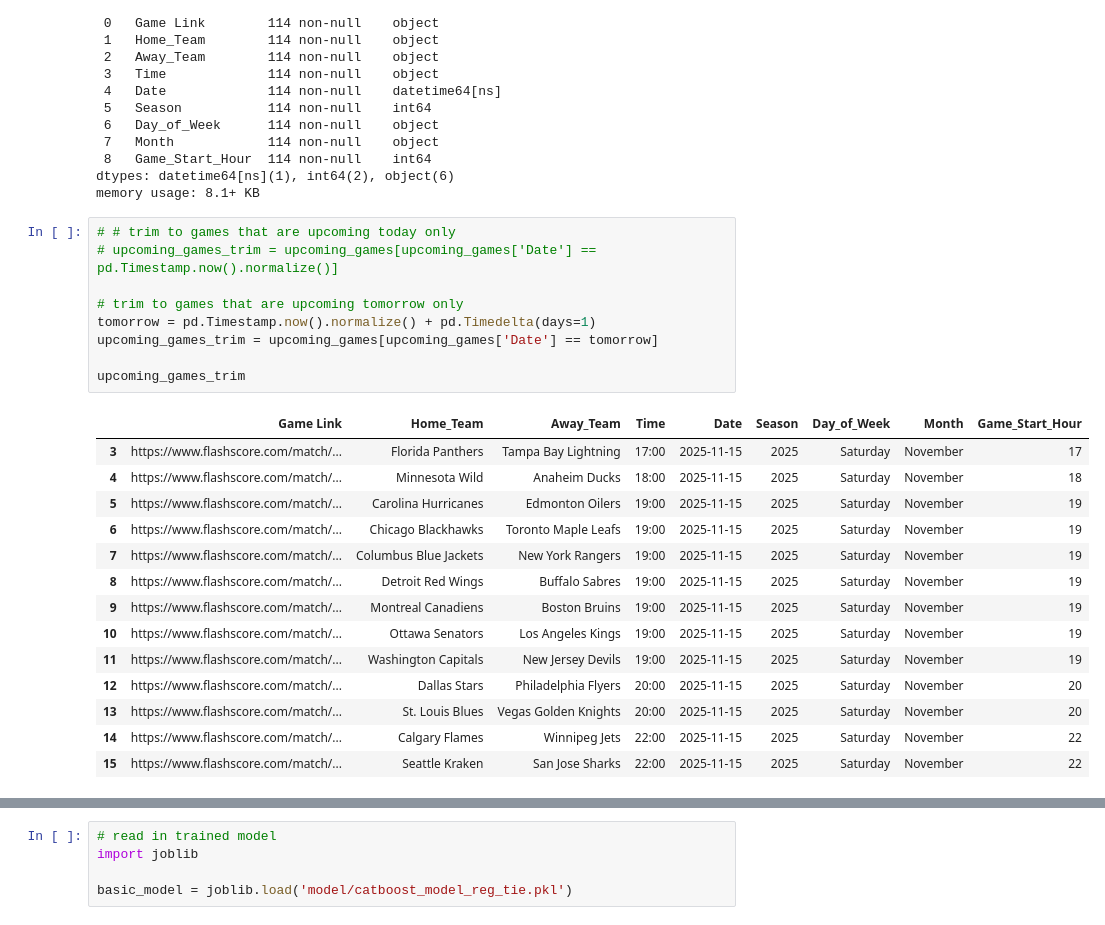
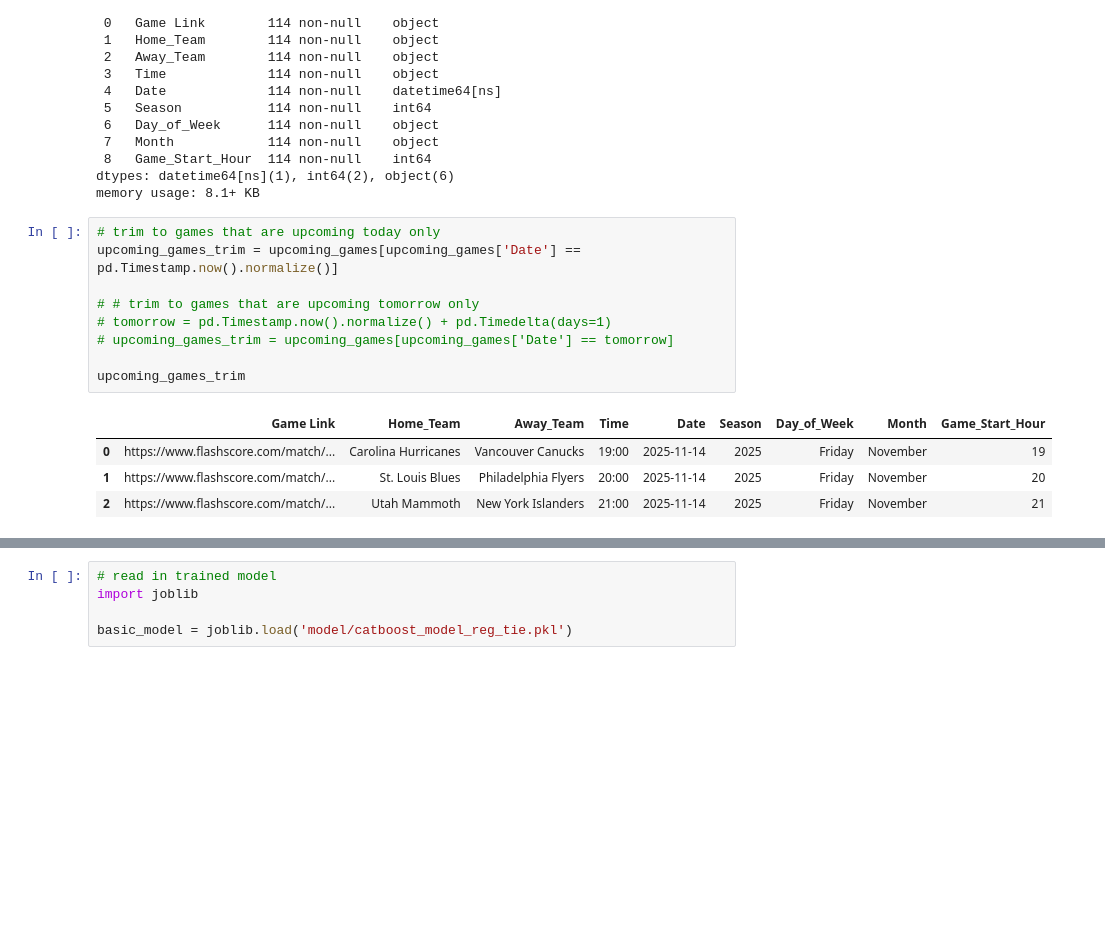
Before and after one commit to emmettd247/SportOnIce, a Jupyter notebook: next_games_predict.ipynb, the cells around one changed output, grey strips where cells are left out. Drawn from its saved outputs; the diff is of its cells as text; blank space fills up the shorter version.

```diff
--- a/next_games_predict.ipynb
+++ b/next_games_predict.ipynb
@@ -25,29 +25,19 @@ Data columns (total 9 columns):
 dtypes: datetime64[ns](1), int64(2), object(6)
 memory usage: 8.1+ KB
 # %%
-# # trim to games that are upcoming today only
-# upcoming_games_trim = upcoming_games[upcoming_games['Date'] == pd.Timestamp.now().normalize()]
+# trim to games that are upcoming today only
+upcoming_games_trim = upcoming_games[upcoming_games['Date'] == pd.Timestamp.now().normalize()]
 
-# trim to games that are upcoming tomorrow only
-tomorrow = pd.Timestamp.now().normalize() + pd.Timedelta(days=1)
-upcoming_games_trim = upcoming_games[upcoming_games['Date'] == tomorrow]
+# # trim to games that are upcoming tomorrow only
+# tomorrow = pd.Timestamp.now().normalize() + pd.Timedelta(days=1)
+# upcoming_games_trim = upcoming_games[upcoming_games['Date'] == tomorrow]
 
 upcoming_games_trim
 # %% [output]
 |  | Game Link | Home_Team | Away_Team | Time | Date | Season | Day_of_Week | Month | Game_Start_Hour |
-| 3 | https://www.flashscore.com/match/... | Florida Panthers | Tampa Bay Lightning | 17:00 | 2025-11-15 | 2025 | Saturday | November | 17 |
-| 4 | https://www.flashscore.com/match/... | Minnesota Wild | Anaheim Ducks | 18:00 | 2025-11-15 | 2025 | Saturday | November | 18 |
-| 5 | https://www.flashscore.com/match/... | Carolina Hurricanes | Edmonton Oilers | 19:00 | 2025-11-15 | 2025 | Saturday | November | 19 |
-| 6 | https://www.flashscore.com/match/... | Chicago Blackhawks | Toronto Maple Leafs | 19:00 | 2025-11-15 | 2025 | Saturday | November | 19 |
-| 7 | https://www.flashscore.com/match/... | Columbus Blue Jackets | New York Rangers | 19:00 | 2025-11-15 | 2025 | Saturday | November | 19 |
-| 8 | https://www.flashscore.com/match/... | Detroit Red Wings | Buffalo Sabres | 19:00 | 2025-11-15 | 2025 | Saturday | November | 19 |
-| 9 | https://www.flashscore.com/match/... | Montreal Canadiens | Boston Bruins | 19:00 | 2025-11-15 | 2025 | Saturday | November | 19 |
-| 10 | https://www.flashscore.com/match/... | Ottawa Senators | Los Angeles Kings | 19:00 | 2025-11-15 | 2025 | Saturday | November | 19 |
-| 11 | https://www.flashscore.com/match/... | Washington Capitals | New Jersey Devils | 19:00 | 2025-11-15 | 2025 | Saturday | November | 19 |
-| 12 | https://www.flashscore.com/match/... | Dallas Stars | Philadelphia Flyers | 20:00 | 2025-11-15 | 2025 | Saturday | November | 20 |
-| 13 | https://www.flashscore.com/match/... | St. Louis Blues | Vegas Golden Knights | 20:00 | 2025-11-15 | 2025 | Saturday | November | 20 |
-| 14 | https://www.flashscore.com/match/... | Calgary Flames | Winnipeg Jets | 22:00 | 2025-11-15 | 2025 | Saturday | November | 22 |
-| 15 | https://www.flashscore.com/match/... | Seattle Kraken | San Jose Sharks | 22:00 | 2025-11-15 | 2025 | Saturday | November | 22 |
+| 0 | https://www.flashscore.com/match/... | Carolina Hurricanes | Vancouver Canucks | 19:00 | 2025-11-14 | 2025 | Friday | November | 19 |
+| 1 | https://www.flashscore.com/match/... | St. Louis Blues | Philadelphia Flyers | 20:00 | 2025-11-14 | 2025 | Friday | November | 20 |
+| 2 | https://www.flashscore.com/match/... | Utah Mammoth | New York Islanders | 21:00 | 2025-11-14 | 2025 | Friday | November | 21 |
 # %%
 # read in modeling data
 modeling_data = pd.read_excel(r'data/modeling_data.xlsx', header=0)
```
Also changed, not shown: parts of 7 cells of this notebook, 10 other files.
